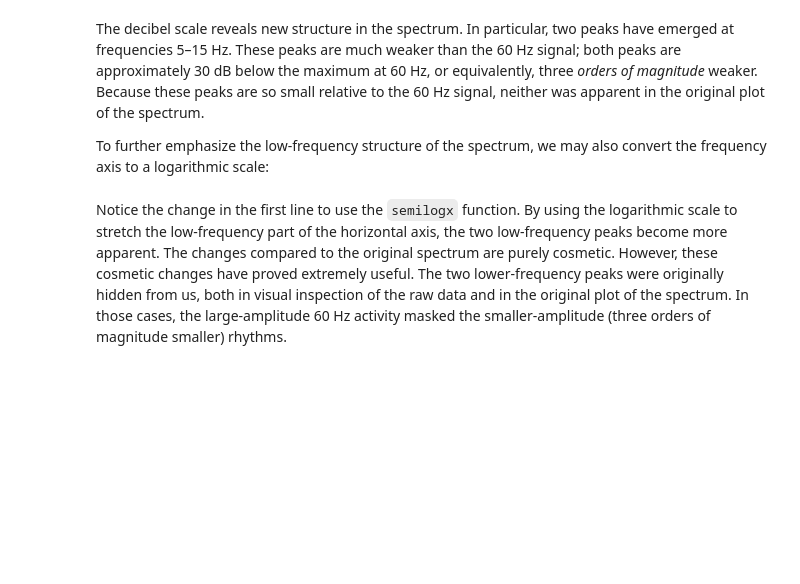
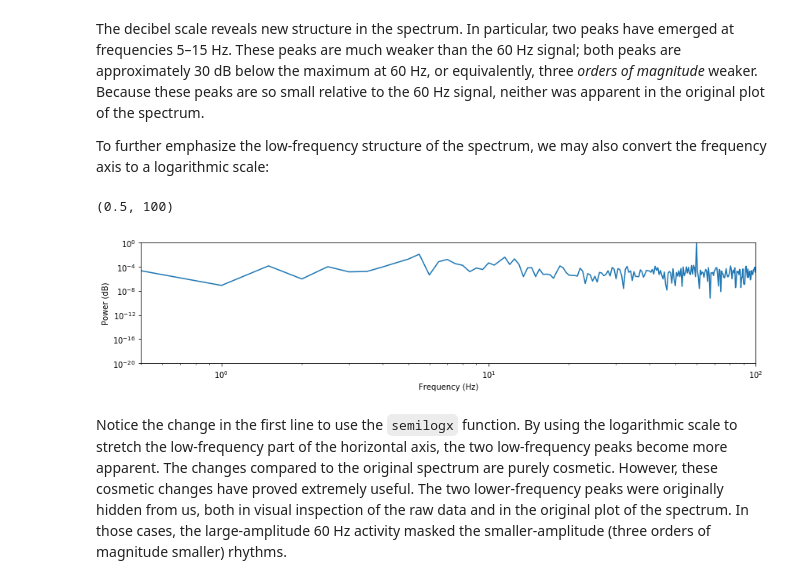
Before and after one commit to jaib1/Case-Studies-Python, a Jupyter notebook: content/03/the-power-spectrum-part-1.ipynb, the cells around one changed output. Drawn from its saved outputs; the diff is of its cells as text; code cells hidden in the pictures; blank space fills up the shorter version.

```diff
--- a/content/03/the-power-spectrum-part-1.ipynb
+++ b/content/03/the-power-spectrum-part-1.ipynb
@@ -810,12 +819,23 @@ The decibel scale reveals new structure in the spectrum. In particular, two peak
 
 To further emphasize the low-frequency structure of the spectrum, we may also convert the frequency axis to a logarithmic scale:
 # %%
-semilogx(faxis, 10 * np.log10(Sxx / max(Sxx)))   # Log-log scale
-xlim([df, 100])                                  # Select frequency range
-ylim([-60, 0])                                   # ... and the decibel range.
-xlabel('Frequency [Hz]')                         # Label the axes.
-ylabel('Power [dB]')
-show()
+# instead of `loglog`, we could have also used `semilogx(faxis, Sxx_r_db)`
+fig12, ax12 = plt.subplots()
+ax12.loglog(faxis, (Sxx_r / max(Sxx_r)))
+ax12.set_xlabel('Frequency (Hz)')
+ax12.set_ylabel('Power (dB)')
+ax12.set_ylim([10**-20, 1])
+ax12.set_xlim([df, 10**2])
+
+# semilogx(faxis, 10 * np.log10(Sxx / max(Sxx)))   # Log-log scale
+# xlim([df, 100])                                  # Select frequency range
+# ylim([-60, 0])                                   # ... and the decibel range.
+# xlabel('Frequency [Hz]')                         # Label the axes.
+# ylabel('Power [dB]')
+# show()
+# %% [output]
+(0.5, 100)
+[figure, added]
 # %% [markdown]
 Notice the change in the first line to use the `semilogx` function. By using the logarithmic scale to stretch the low-frequency part of the horizontal axis, the two low-frequency peaks become more apparent. The changes compared to the original spectrum are purely cosmetic. However, these cosmetic changes have proved extremely useful. The two lower-frequency peaks were originally hidden from us, both in visual inspection of the raw data and in the original plot of the spectrum. In those cases, the large-amplitude 60 Hz activity masked the smaller-amplitude (three orders of magnitude smaller) rhythms.
 # %% [markdown]
```
Also changed, not shown: parts of 13 cells of this notebook.
